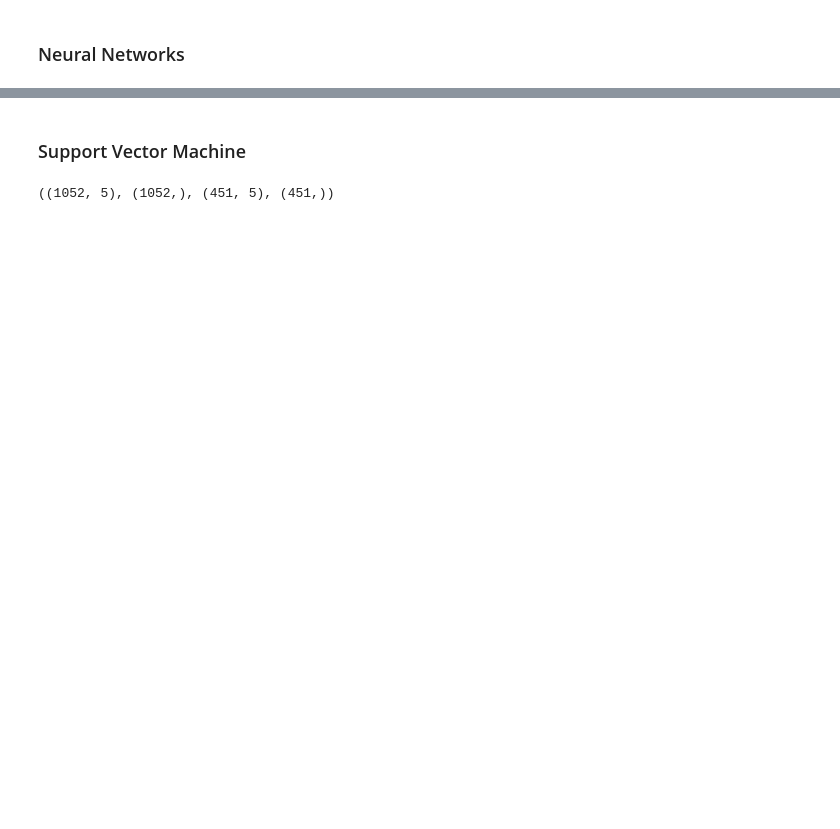
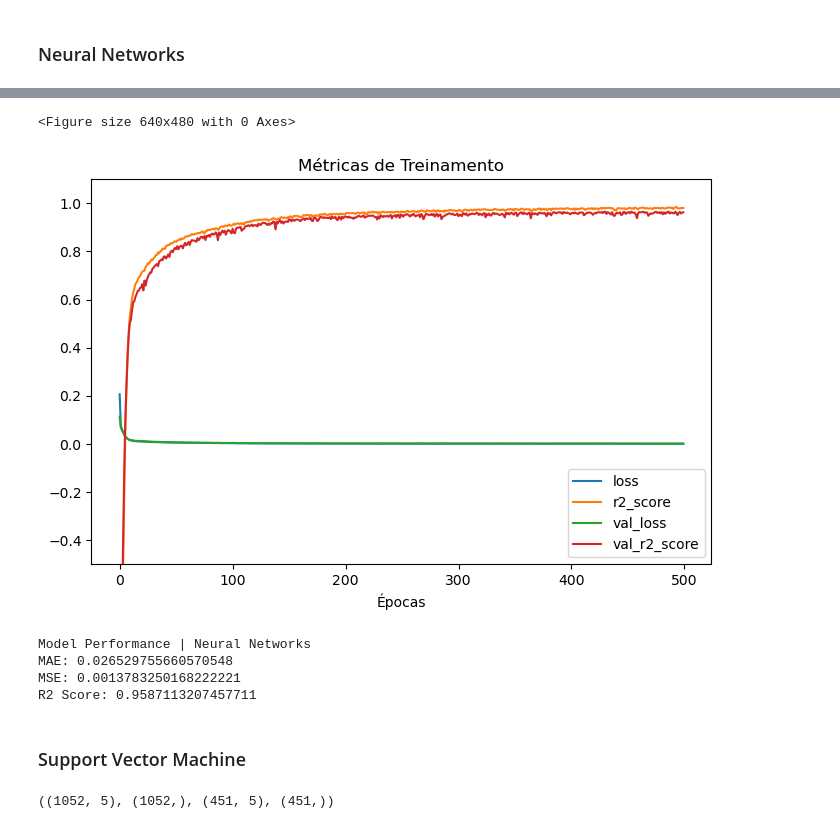
Before and after one commit to thiagoneye/master-machine_learning, a Jupyter notebook: notebooks/final_project.ipynb, the cells around one changed output, grey strips where cells are left out. Saved outputs shown, nothing was run; the diff lists cells and outputs as text; code cells hidden in the pictures; blank space fills up the shorter version.

```diff
--- a/notebooks/final_project.ipynb
+++ b/notebooks/final_project.ipynb
@@ -546,2 +640,16 @@ y_pred = random_forest_model.predict(X_test)
 # %% [markdown]
 ### Neural Networks
+# %%
+input_ = keras.layers.Input(shape=X_train.shape[1:])
+hidden1 = keras.layers.Dense(64, activation="relu")(input_)
+hidden2 = keras.layers.Dense(128, activation="relu")(hidden1)
+hidden3 = keras.layers.Dense(128, activation="relu")(hidden2)
+hidden4 = keras.layers.Dense(128, activation="relu")(hidden3)
+hidden5 = keras.layers.Dense(64, activation="relu")(hidden4)
+output = keras.layers.Dense(1, dtype="float64")(hidden5)
+
+mlp_model = keras.Model(inputs=[input_], outputs=[output])
+
+custom_optimizer = keras.optimizers.Adam(learning_rate=0.0001)
+mlp_model.compile(loss="mse", optimizer=custom_optimizer, metrics=["r2_score"])
+mlp_model.summary()
@@ -547,0 +679,21 @@ y_pred = random_forest_model.predict(X_test)
+# %%
+checkpoint_filepath = "best_model.keras"
+
+model_checkpoint_callback = ModelCheckpoint(
+    filepath=checkpoint_filepath,
+    monitor="val_r2_score",
+    mode="max",
+    save_best_only=True,
+    save_weights_only=False,
+)
+
+history = mlp_model.fit(
+    X_train,
+    y_train,
+    epochs=500,
+    validation_data=(X_test, y_test),
+    callbacks=[model_checkpoint_callback],
+)
+
+mlp_model = load_model(checkpoint_filepath)
+y_pred = mlp_model.predict(X_test)
@@ -548,3 +727,29 @@ y_pred = random_forest_model.predict(X_test)
+# %%
+plt.figure()
+pd.DataFrame(history.history).plot(figsize=(8, 5))
+plt.title("Métricas de Treinamento")
+plt.xlabel("Épocas")
+plt.ylim([-0.5, 1.1])
+plt.show()
+# %% [output]
+<Figure size 640x480 with 0 Axes>
+[figure, added]
+# %%
+mae = mean_absolute_error(y_test, y_pred)
+mse = mean_squared_error(y_test, y_pred)
+r2score = r2_score(y_test, y_pred)
+
+print("Model Performance | Neural Networks")
+print(f"MAE: {mae}")
+print(f"MSE: {mse}")
+print(f"R2 Score: {r2score}")
+
+results.append(["Neural Networks", mae, mse, r2score])
+# %% [output]
+Model Performance | Neural Networks
+MAE: 0.026529755660570548
+MSE: 0.0013783250168222221
+R2 Score: 0.9587113207457711
 # %% [markdown]
 ### Support Vector Machine
 # %%
```
Also changed, not shown: parts of 11 cells of this notebook, 1 other file.
